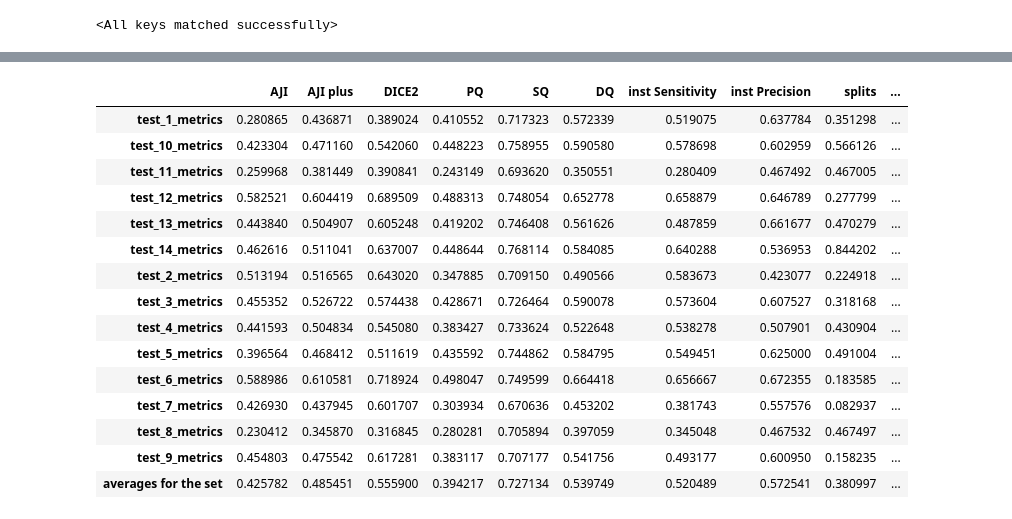
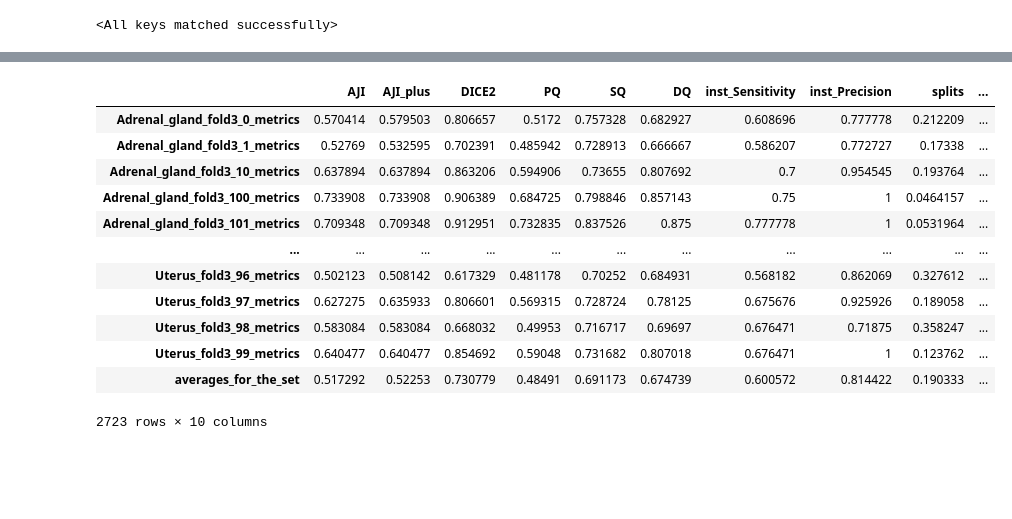
Before and after one commit to okunator/Dippa, a Jupyter notebook: src/notebooks/4_Infer_and_benchmark.ipynb, the cells around one changed output, grey strips where cells are left out. Saved outputs shown, nothing was run; the diff lists cells and outputs as text; code cells hidden in the pictures; blank space fills up the shorter version.

```diff
--- a/src/notebooks/4_Infer_and_benchmark.ipynb
+++ b/src/notebooks/4_Infer_and_benchmark.ipynb
@@ -72,23 +75,21 @@ Prediction for: test_9
 inf.post_process()
 # %%
 # inf.plot_segmentations()
-# %%
-inf.benchmark()
-# %% [output]
-|  | AJI | AJI plus | DICE2 | PQ | SQ | DQ | inst Sensitivity | inst Precision | splits | ... |
-| test_1_metrics | 0.280865 | 0.436871 | 0.389024 | 0.410552 | 0.717323 | 0.572339 | 0.519075 | 0.637784 | 0.351298 | ... |
-| test_10_metrics | 0.423304 | 0.471160 | 0.542060 | 0.448223 | 0.758955 | 0.590580 | 0.578698 | 0.602959 | 0.566126 | ... |
-| test_11_metrics | 0.259968 | 0.381449 | 0.390841 | 0.243149 | 0.693620 | 0.350551 | 0.280409 | 0.467492 | 0.467005 | ... |
-| test_12_metrics | 0.582521 | 0.604419 | 0.689509 | 0.488313 | 0.748054 | 0.652778 | 0.658879 | 0.646789 | 0.277799 | ... |
-| test_13_metrics | 0.443840 | 0.504907 | 0.605248 | 0.419202 | 0.746408 | 0.561626 | 0.487859 | 0.661677 | 0.470279 | ... |
-| test_14_metrics | 0.462616 | 0.511041 | 0.637007 | 0.448644 | 0.768114 | 0.584085 | 0.640288 | 0.536953 | 0.844202 | ... |
-| test_2_metrics | 0.513194 | 0.516565 | 0.643020 | 0.347885 | 0.709150 | 0.490566 | 0.583673 | 0.423077 | 0.224918 | ... |
-| test_3_metrics | 0.455352 | 0.526722 | 0.574438 | 0.428671 | 0.726464 | 0.590078 | 0.573604 | 0.607527 | 0.318168 | ... |
-| test_4_metrics | 0.441593 | 0.504834 | 0.545080 | 0.383427 | 0.733624 | 0.522648 | 0.538278 | 0.507901 | 0.430904 | ... |
-| test_5_metrics | 0.396564 | 0.468412 | 0.511619 | 0.435592 | 0.744862 | 0.584795 | 0.549451 | 0.625000 | 0.491004 | ... |
-| test_6_metrics | 0.588986 | 0.610581 | 0.718924 | 0.498047 | 0.749599 | 0.664418 | 0.656667 | 0.672355 | 0.183585 | ... |
-| test_7_metrics | 0.426930 | 0.437945 | 0.601707 | 0.303934 | 0.670636 | 0.453202 | 0.381743 | 0.557576 | 0.082937 | ... |
-| test_8_metrics | 0.230412 | 0.345870 | 0.316845 | 0.280281 | 0.705894 | 0.397059 | 0.345048 | 0.467532 | 0.467497 | ... |
-| test_9_metrics | 0.454803 | 0.475542 | 0.617281 | 0.383117 | 0.707177 | 0.541756 | 0.493177 | 0.600950 | 0.158235 | ... |
-| averages for the set | 0.425782 | 0.485451 | 0.555900 | 0.394217 | 0.727134 | 0.539749 | 0.520489 | 0.572541 | 0.380997 | ... |
+# %%
+score_df = inf.benchmark(save=True)
+score_df
+# %% [output]
+|  | AJI | AJI_plus | DICE2 | PQ | SQ | DQ | inst_Sensitivity | inst_Precision | splits | ... |
+| Adrenal_gland_fold3_0_metrics | 0.570414 | 0.579503 | 0.806657 | 0.5172 | 0.757328 | 0.682927 | 0.608696 | 0.777778 | 0.212209 | ... |
+| Adrenal_gland_fold3_1_metrics | 0.52769 | 0.532595 | 0.702391 | 0.485942 | 0.728913 | 0.666667 | 0.586207 | 0.772727 | 0.17338 | ... |
+| Adrenal_gland_fold3_10_metrics | 0.637894 | 0.637894 | 0.863206 | 0.594906 | 0.73655 | 0.807692 | 0.7 | 0.954545 | 0.193764 | ... |
+| Adrenal_gland_fold3_100_metrics | 0.733908 | 0.733908 | 0.906389 | 0.684725 | 0.798846 | 0.857143 | 0.75 | 1 | 0.0464157 | ... |
+| Adrenal_gland_fold3_101_metrics | 0.709348 | 0.709348 | 0.912951 | 0.732835 | 0.837526 | 0.875 | 0.777778 | 1 | 0.0531964 | ... |
+| ... | ... | ... | ... | ... | ... | ... | ... | ... | ... | ... |
+| Uterus_fold3_96_metrics | 0.502123 | 0.508142 | 0.617329 | 0.481178 | 0.70252 | 0.684931 | 0.568182 | 0.862069 | 0.327612 | ... |
+| Uterus_fold3_97_metrics | 0.627275 | 0.635933 | 0.806601 | 0.569315 | 0.728724 | 0.78125 | 0.675676 | 0.925926 | 0.189058 | ... |
+| Uterus_fold3_98_metrics | 0.583084 | 0.583084 | 0.668032 | 0.49953 | 0.716717 | 0.69697 | 0.676471 | 0.71875 | 0.358247 | ... |
+| Uterus_fold3_99_metrics | 0.640477 | 0.640477 | 0.854692 | 0.59048 | 0.731682 | 0.807018 | 0.676471 | 1 | 0.123762 | ... |
+| averages_for_the_set | 0.517292 | 0.52253 | 0.730779 | 0.48491 | 0.691173 | 0.674739 | 0.600572 | 0.814422 | 0.190333 | ... |
+2723 rows × 10 columns
 # %%
```
Also changed, not shown: parts of 10 cells of this notebook, 15 other files.
